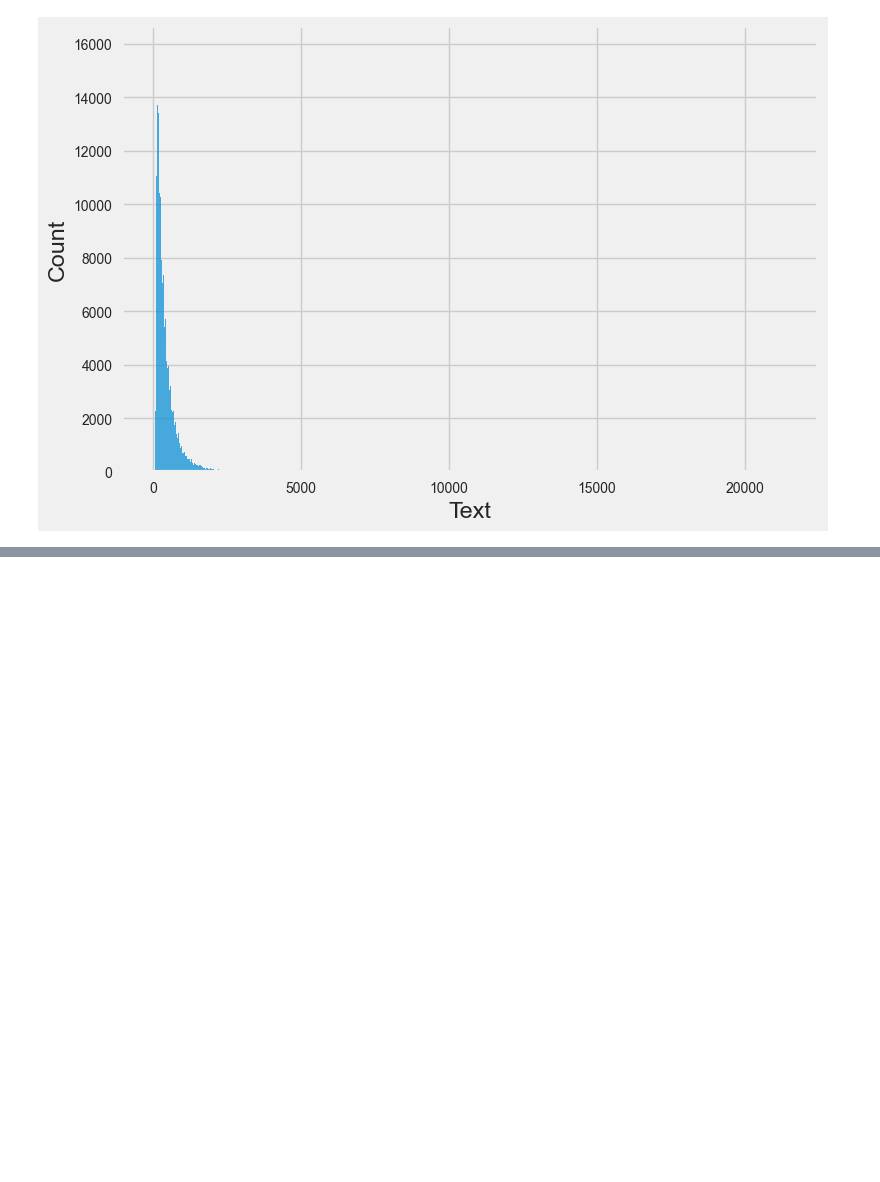
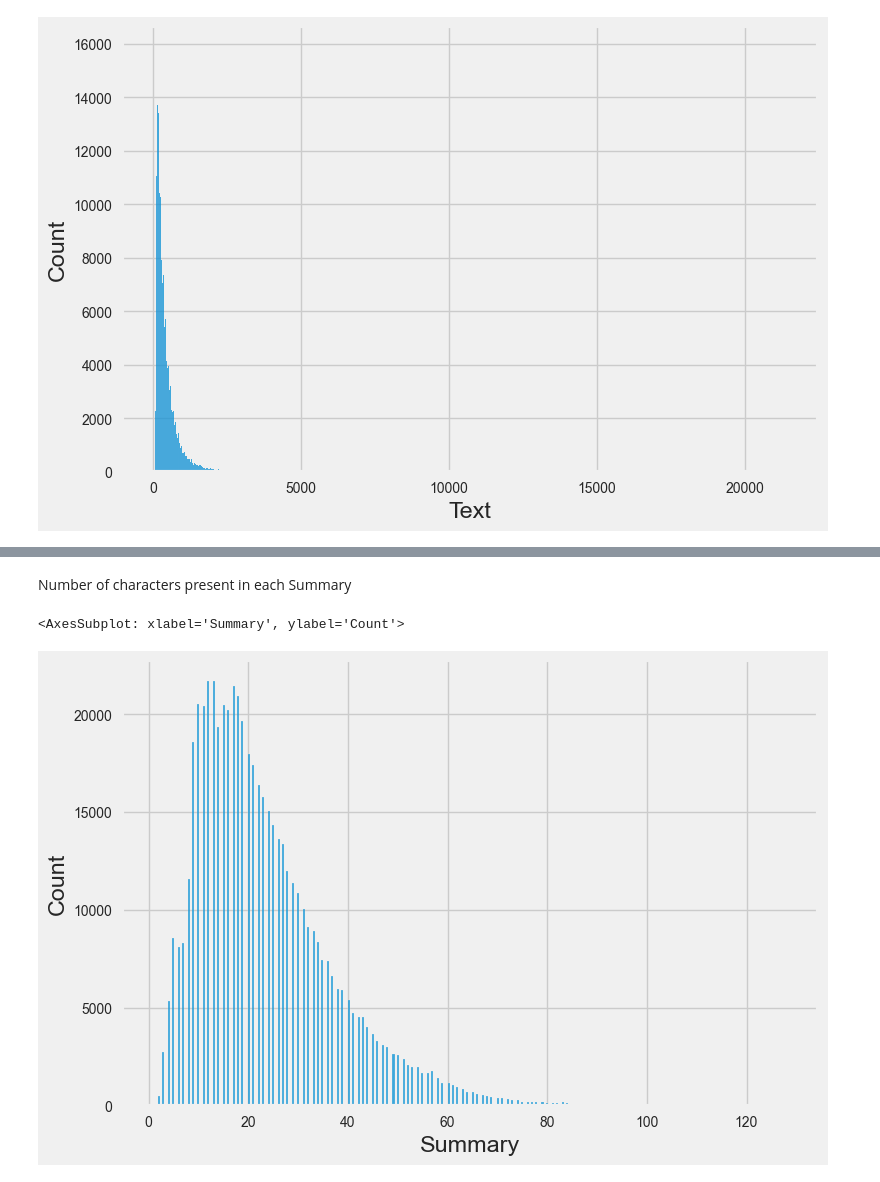
Before and after one commit to tinegaCollins/exp-w-sentiment-analysis-api, a Jupyter notebook: model/model.ipynb, the cells around one changed output, grey strips where cells are left out. Saved outputs shown, nothing was run; the diff lists cells and outputs as text; code cells hidden in the pictures; blank space fills up the shorter version.

```diff
--- a/model/model.ipynb
+++ b/model/model.ipynb
@@ -184,0 +189,7 @@ df['Text'].str.split().\
+# %% [markdown]
+Number of characters present in each Summary
+# %%
+sns.histplot(data=df, x=df['Summary'].str.len(),palette=palette)
+# %% [output]
+<AxesSubplot: xlabel='Summary', ylabel='Count'>
+[figure, added]
```
Also changed, not shown: parts of 21 cells of this notebook.
